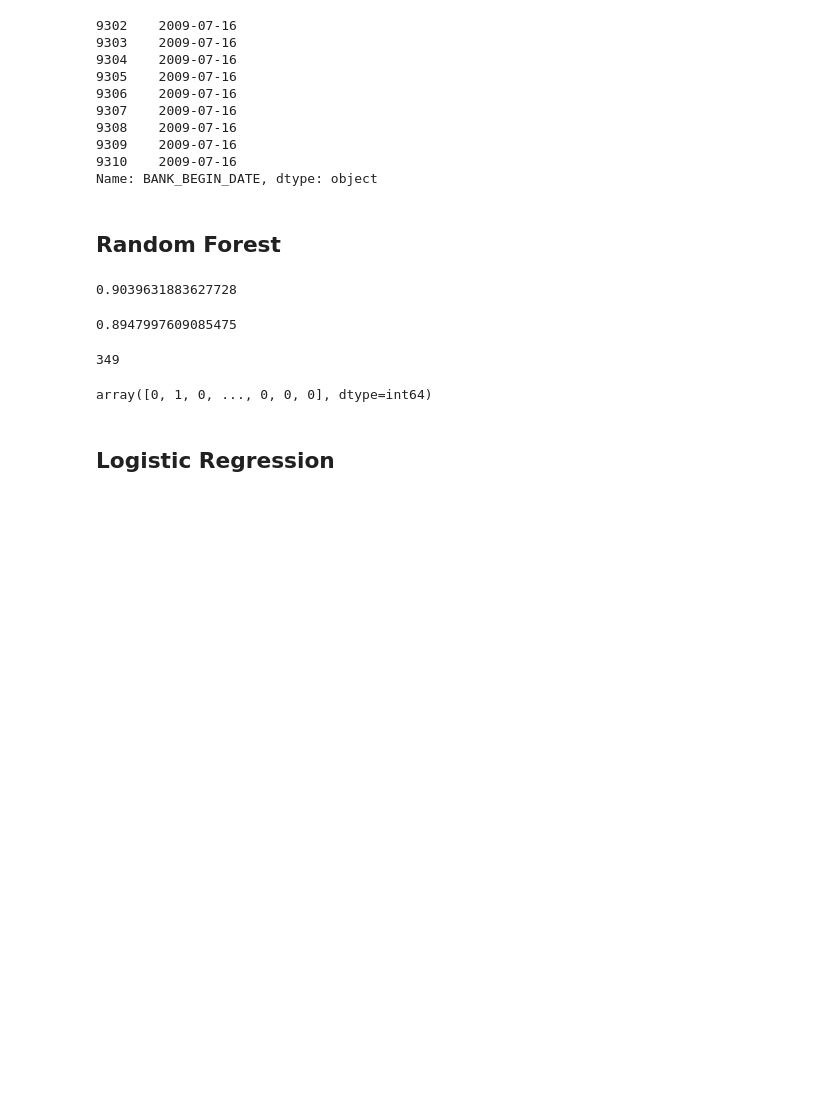
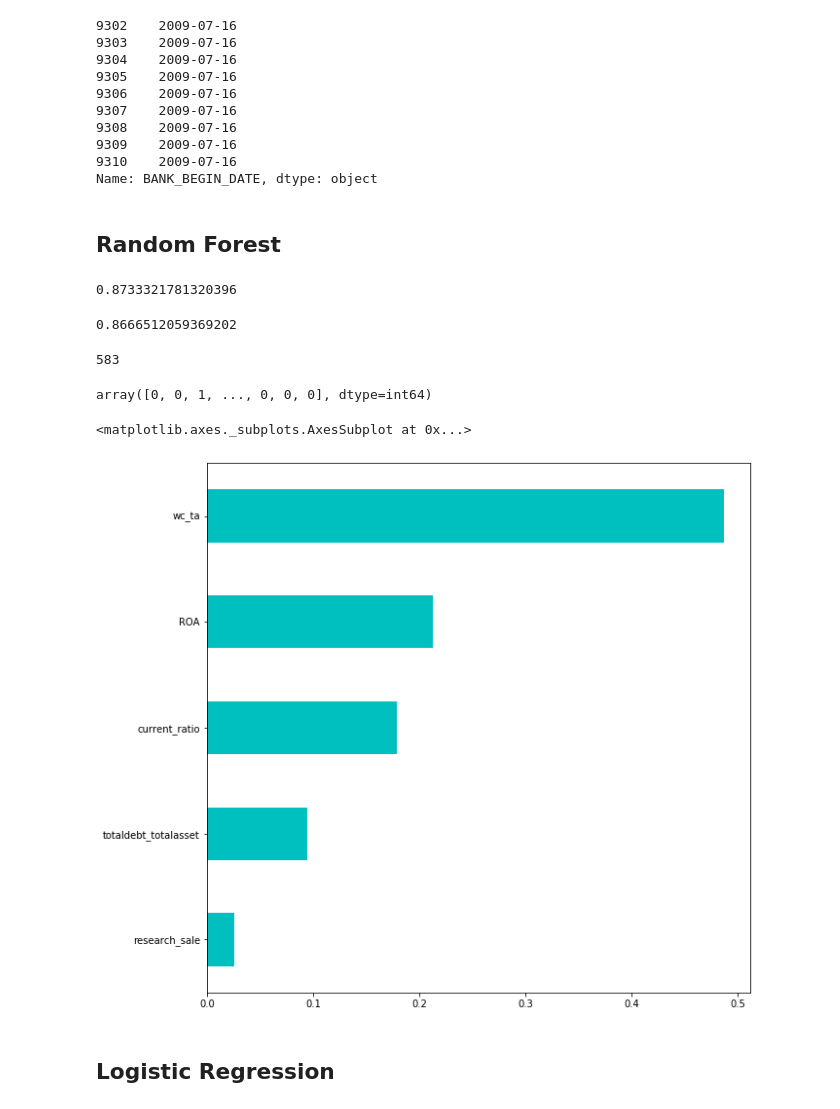
Before and after one commit to hannahho11/predict_bankruptcy, a Jupyter notebook: LR_RF_V1.ipynb, the cells around one changed output. Drawn from its saved outputs; the diff is of its cells as text; code cells hidden in the pictures; blank space fills up the shorter version.

```diff
--- a/LR_RF_V1.ipynb
+++ b/LR_RF_V1.ipynb
@@ -238,7 +260,7 @@ work=work.replace([np.inf, -np.inf], np.nan)
 # %%
 work=work.dropna()
 # %%
-mask_test = pd.to_datetime(work['datadate']).dt.year >2006
+mask_test = pd.to_datetime(work['datadate']).dt.year >=2006
 train=work[~mask_test]
 test=work[mask_test]
 # %%
@@ -259,7 +281,7 @@ rgr=clf.fit(x_train, y_train)
 pred_train=rgr.predict(x_train)
 accuracy_score(pred_train, y_train)
 # %% [output]
-0.9039631883627728
+0.8733321781320396
 # %%
 y_test= test['bankrupted']
 test= test.drop(columns=['bankrupted', 'datadate'])
@@ -268,15 +290,23 @@ x_test= test
 pred_test=rgr.predict(x_test)
 accuracy_score(pred_test, y_test)
 # %% [output]
-0.8947997609085475
+0.8666512059369202
 # %%
 pred_test.sum()
 # %% [output]
-349
+583
 # %%
 pred_test
 # %% [output]
-array([0, 1, 0, ..., 0, 0, 0], dtype=int64)
+array([0, 0, 1, ..., 0, 0, 0], dtype=int64)
+# %%
+feat_importances = pd.Series(rgr.feature_importances_, index=x_train.columns)
+plt.figure(figsize=(10,10))
+feat_importances.sort_values().plot(kind='barh',color='c')
+#feat_importances.sort_values(ascending=False)
+# %% [output]
+<matplotlib.axes._subplots.AxesSubplot at 0x...>
+[figure, added]
 # %% [markdown]
 ## Logistic Regression
 # %%
```
Also changed, not shown: parts of 11 cells of this notebook.
